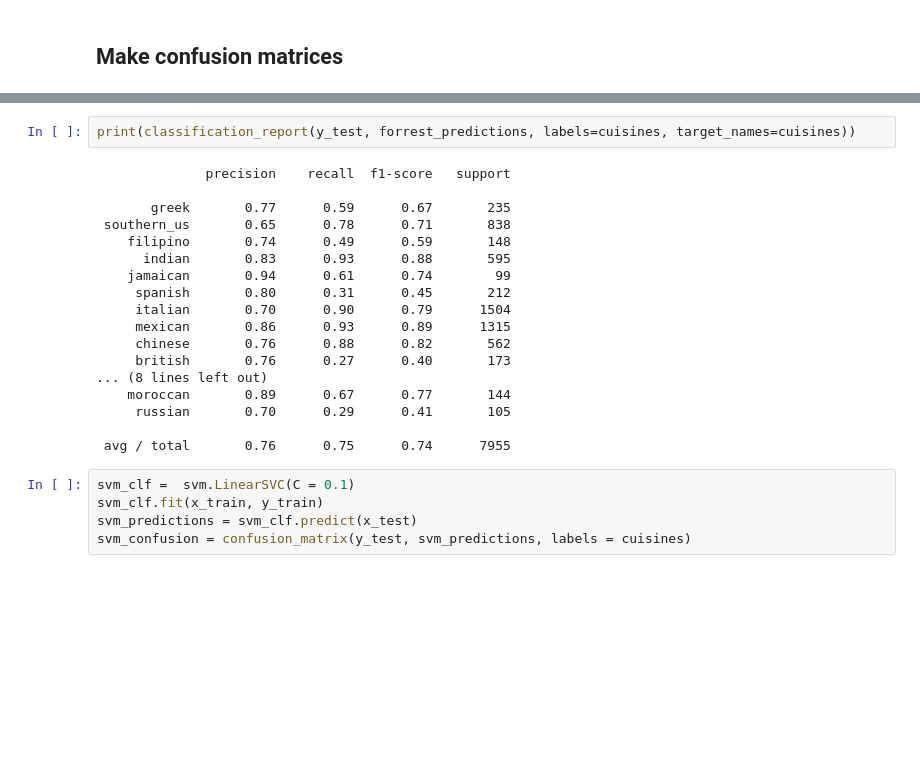
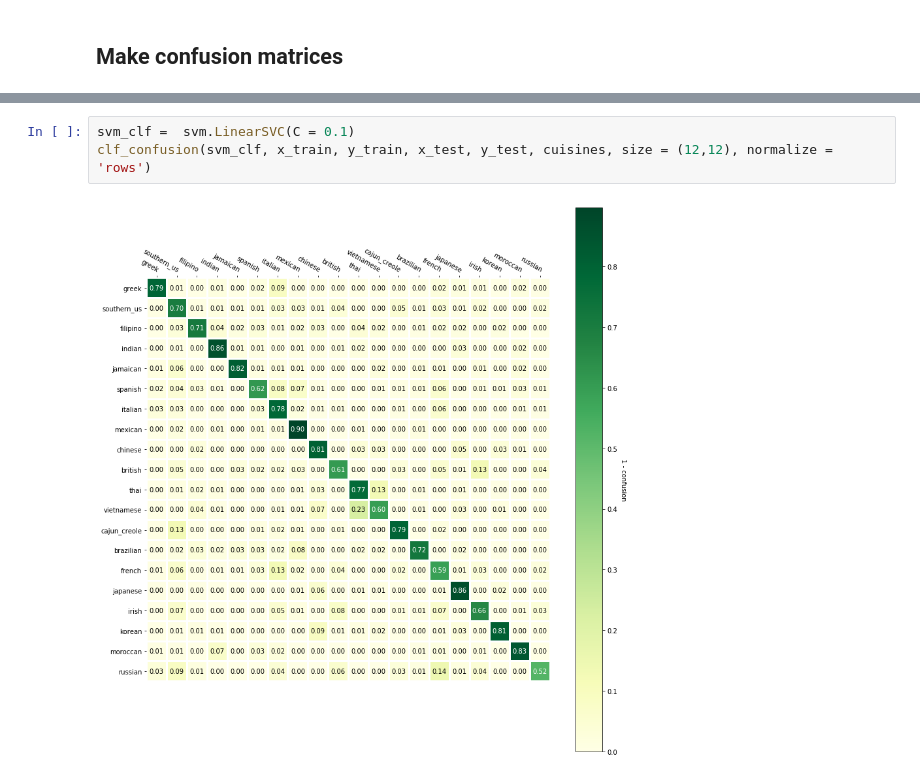
Before and after one commit to jonabaa/Project3, a Jupyter notebook: Confusion matrices.ipynb, the cells around one changed output, grey strips where cells are left out. Saved outputs shown, nothing was run; the diff lists cells and outputs as text; blank space fills up the shorter version.

```diff
--- a/Confusion matrices.ipynb
+++ b/Confusion matrices.ipynb
@@ -57,25 +48,5 @@ plt.show()
-# %%
-print(classification_report(y_test, forrest_predictions, labels=cuisines, target_names=cuisines))
-# %% [output]
-              precision    recall  f1-score   support
-
-       greek       0.77      0.59      0.67       235
- southern_us       0.65      0.78      0.71       838
-    filipino       0.74      0.49      0.59       148
-      indian       0.83      0.93      0.88       595
-    jamaican       0.94      0.61      0.74        99
-     spanish       0.80      0.31      0.45       212
-     italian       0.70      0.90      0.79      1504
-     mexican       0.86      0.93      0.89      1315
-     chinese       0.76      0.88      0.82       562
-     british       0.76      0.27      0.40       173
-... (8 lines left out)
-    moroccan       0.89      0.67      0.77       144
-     russian       0.70      0.29      0.41       105
-
- avg / total       0.76      0.75      0.74      7955
 # %%
 svm_clf =  svm.LinearSVC(C = 0.1)
-svm_clf.fit(x_train, y_train)
-svm_predictions = svm_clf.predict(x_test)
-svm_confusion = confusion_matrix(y_test, svm_predictions, labels = cuisines)
+clf_confusion(svm_clf, x_train, y_train, x_test, y_test, cuisines, size = (12,12), normalize = 'rows')
+# %% [output]
+[figure, added]
```
Also changed, not shown: parts of 3 cells of this notebook, 1 other file.
